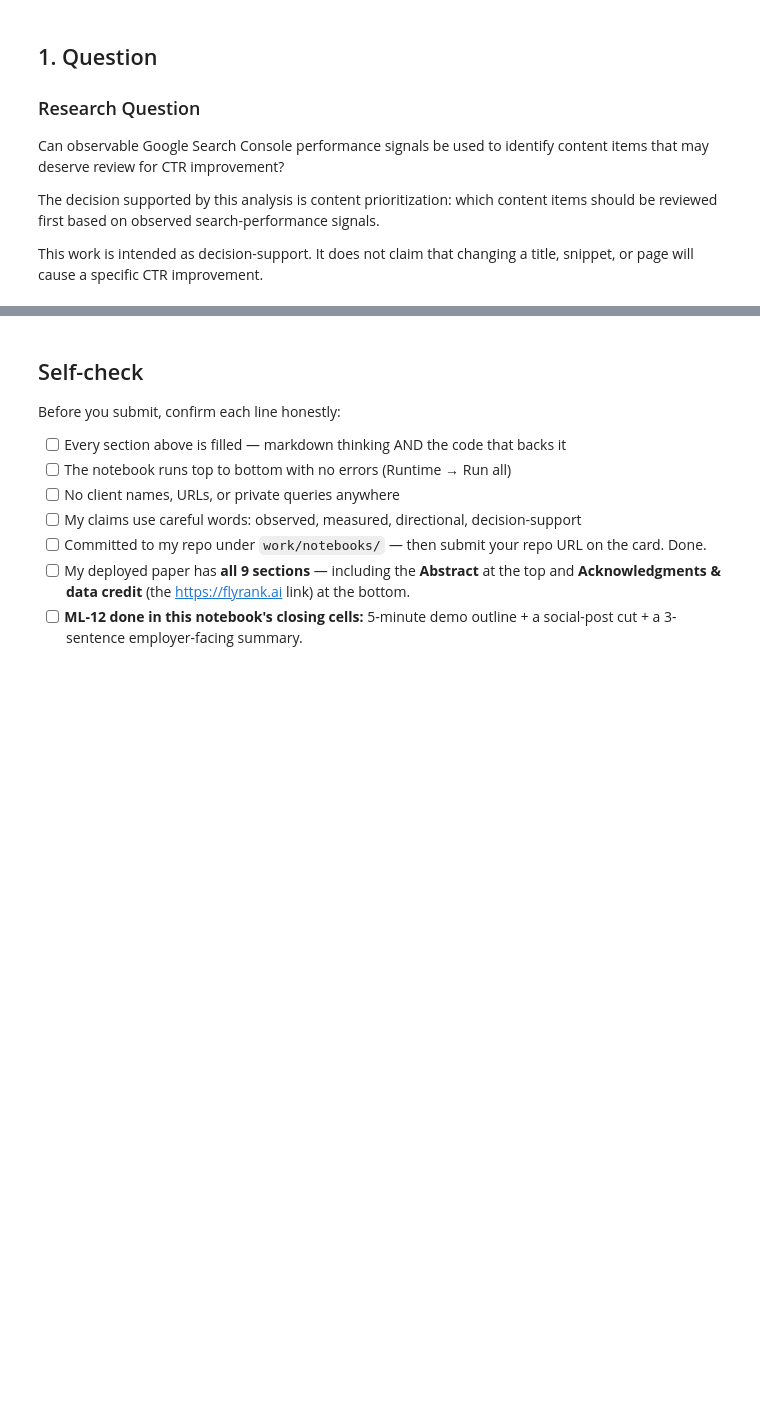
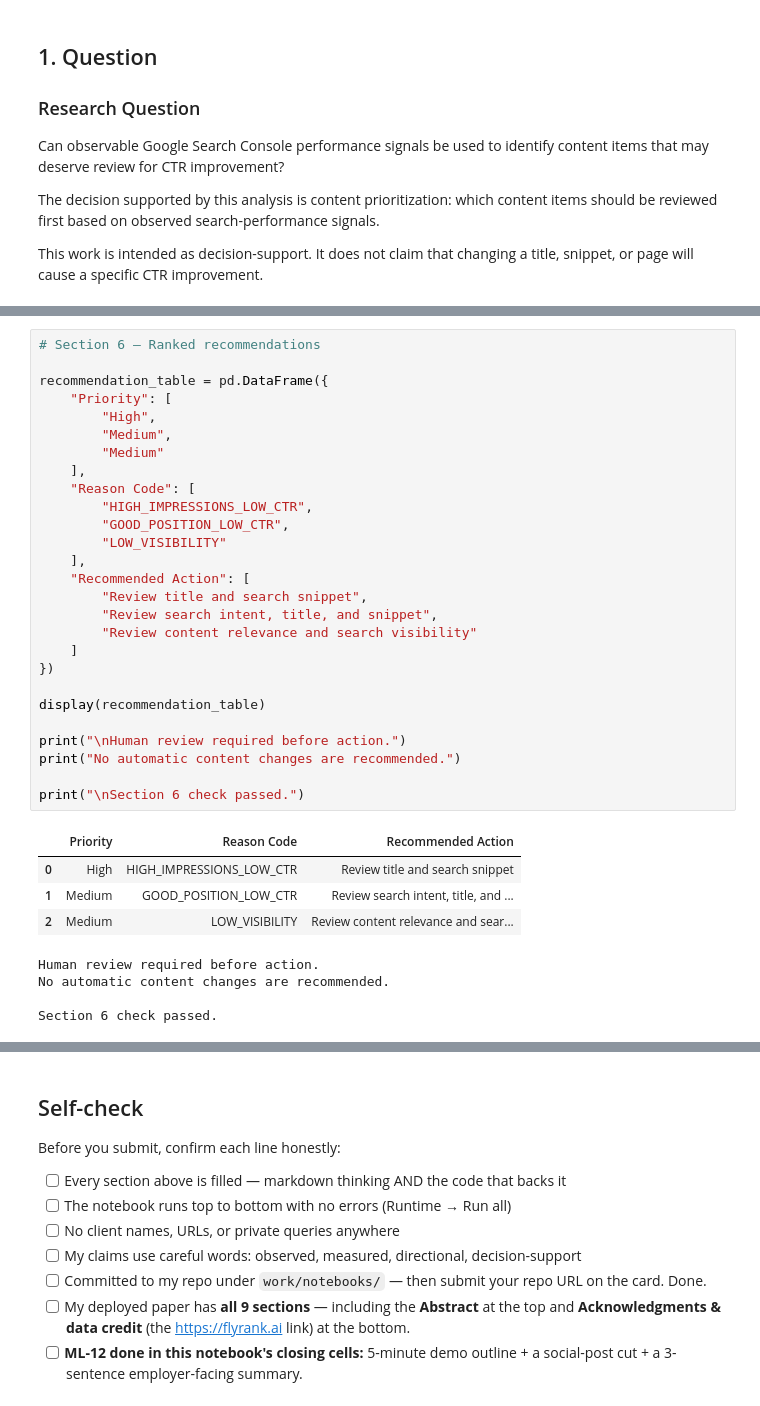
Before and after one commit to 0xabdo404/FlyRank_Intern, a Jupyter notebook: work/notebooks/capstone.ipynb, the cells around one changed output, grey strips where cells are left out. Cells and saved outputs as stored; diff of their text form; blank space fills up the shorter version.

```diff
--- a/work/notebooks/capstone.ipynb
+++ b/work/notebooks/capstone.ipynb
@@ -95,0 +380,36 @@ print("\nSection 1 check passed.")
+# %%
+# Section 6 — Ranked recommendations
+
+recommendation_table = pd.DataFrame({
+    "Priority": [
+        "High",
+        "Medium",
+        "Medium"
+    ],
+    "Reason Code": [
+        "HIGH_IMPRESSIONS_LOW_CTR",
+        "GOOD_POSITION_LOW_CTR",
+        "LOW_VISIBILITY"
+    ],
+    "Recommended Action": [
+        "Review title and search snippet",
+        "Review search intent, title, and snippet",
+        "Review content relevance and search visibility"
+    ]
+})
+
+display(recommendation_table)
+
+print("\nHuman review required before action.")
+print("No automatic content changes are recommended.")
+
+print("\nSection 6 check passed.")
+# %% [output]
+|  | Priority | Reason Code | Recommended Action |
+| 0 | High | HIGH_IMPRESSIONS_LOW_CTR | Review title and search snippet |
+| 1 | Medium | GOOD_POSITION_LOW_CTR | Review search intent, title, and ... |
+| 2 | Medium | LOW_VISIBILITY | Review content relevance and sear... |
+Human review required before action.
+No automatic content changes are recommended.
+
+Section 6 check passed.
```
Also changed, not shown: parts of 27 cells of this notebook.
